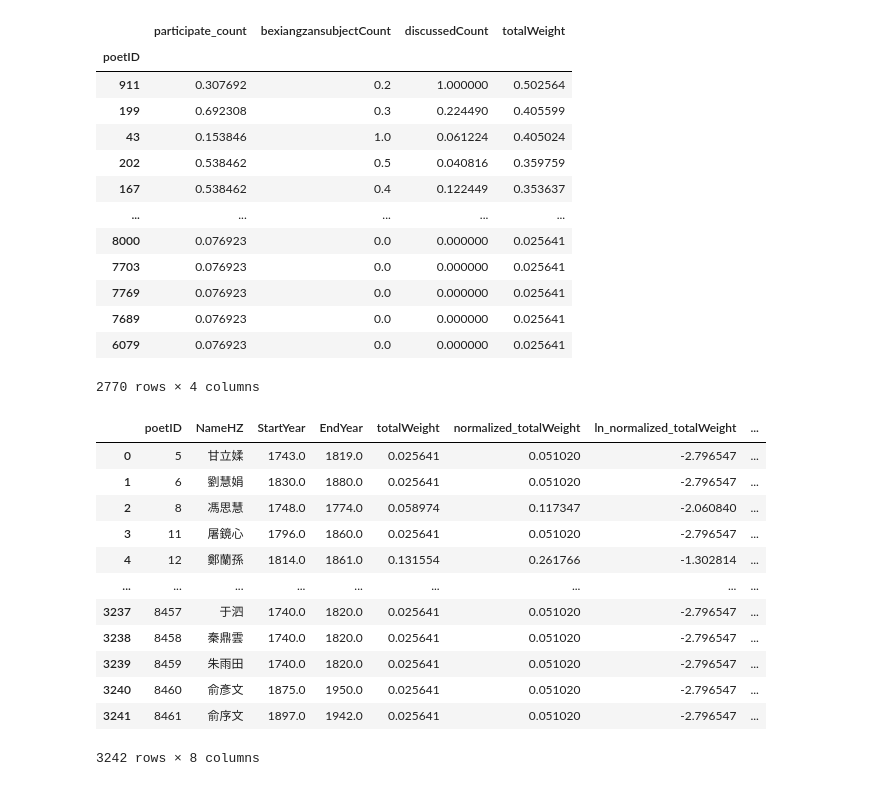
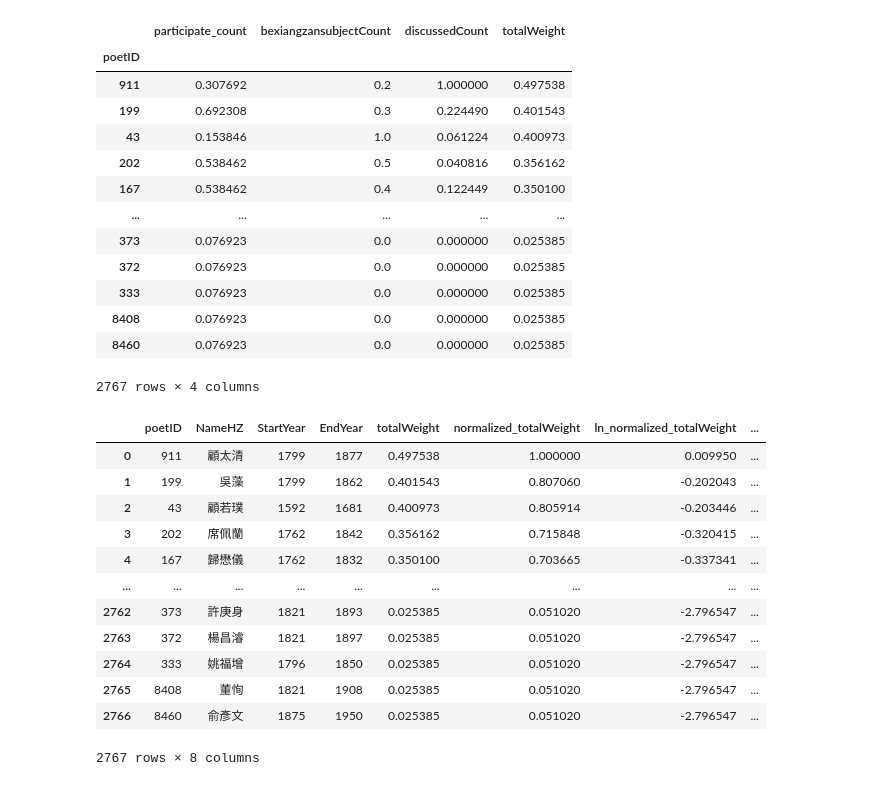
Before and after one commit to April-lemonade/LitRank, a Jupyter notebook: EDA/bieji.ipynb, the cells around one changed output. Saved outputs shown, nothing was run; the diff lists cells and outputs as text; code cells hidden in the pictures.

```diff
--- a/EDA/bieji.ipynb
+++ b/EDA/bieji.ipynb
@@ -1459,16 +804,11 @@ bexiangzan = duckdb.query(
     '''SELECT p.poetassubjectID AS poetID, COUNT(DISTINCT p.poemID) AS bexiangzansubjectCount
         FROM poem p
         WHERE p.GenreHZ IN ('文﹕年譜', '文﹕略傳', '文﹕傳') AND p.poetassubjectID != 0
-            AND p.poetassubjectID IN (
-                SELECT DISTINCT poetID
-                FROM workpoetlinks
-            )
         GROUP BY p.poetassubjectID;''').df()
 
 discussed = duckdb.query(
     '''SELECT p.poetassubjectID AS poetID, COUNT(DISTINCT p.poemID) AS discussedCount
         FROM poem p
-        INNER JOIN workpoetlinks w ON p.poetassubjectID = w.poetID
         WHERE p.GenreHZ IN ('文﹕詩話', '文﹕詞話', '文﹕案語') AND p.poetassubjectID != 0
         GROUP BY p.poetassubjectID;''').df()
 
@@ -1484,14 +824,17 @@ changheshi.set_index('poetID', inplace=True)
 
 # 合并数据
 poetRawData = pd.concat([PoetParticipateWork, bexiangzan, discussed], axis=1).fillna(0)
+poetRawData = poetRawData[poetRawData['participate_count'] > 0]
+poetRawData = poetRawData.loc[
+    (poetRawData.index != 6461) & (poetRawData.index != 6467) & (poetRawData.index != 6468)]
 # 归一化
 for column in poetRawData.columns:
     poetRawData[column] = min_max_normalize(poetRawData[column])
 
-participateWeight = 1 / 3
+participateWeight = 0.33
 writeXZWeight = 0
-inXZWeight = 1 / 3
-bediscussedWeight = 1 / 3
+inXZWeight = 0.33
+bediscussedWeight = 0.33
 changheWeight = 0
 poet_min_max = poetRawData.copy()
 poet_min_max['participateCalc'] = participateWeight * poet_min_max['participate_count']
@@ -1510,15 +853,15 @@ poet_min_max_sorted[['participate_count', 'bexiangzansubjectCount', 'discussedCo
 # %% [output]
 |  | participate_count | bexiangzansubjectCount | discussedCount | totalWeight |
 | poetID |  |  |  |  |
-| 911 | 0.307692 | 0.2 | 1.000000 | 0.502564 |
-| 199 | 0.692308 | 0.3 | 0.224490 | 0.405599 |
-| 43 | 0.153846 | 1.0 | 0.061224 | 0.405024 |
-| 202 | 0.538462 | 0.5 | 0.040816 | 0.359759 |
-| 167 | 0.538462 | 0.4 | 0.122449 | 0.353637 |
+| 911 | 0.307692 | 0.2 | 1.000000 | 0.497538 |
+| 199 | 0.692308 | 0.3 | 0.224490 | 0.401543 |
+| 43 | 0.153846 | 1.0 | 0.061224 | 0.400973 |
+| 202 | 0.538462 | 0.5 | 0.040816 | 0.356162 |
+| 167 | 0.538462 | 0.4 | 0.122449 | 0.350100 |
 | ... | ... | ... | ... | ... |
-| 8000 | 0.076923 | 0.0 | 0.000000 | 0.025641 |
-| 7703 | 0.076923 | 0.0 | 0.000000 | 0.025641 |
-| 7769 | 0.076923 | 0.0 | 0.000000 | 0.025641 |
-| 7689 | 0.076923 | 0.0 | 0.000000 | 0.025641 |
-| 6079 | 0.076923 | 0.0 | 0.000000 | 0.025641 |
+| 373 | 0.076923 | 0.0 | 0.000000 | 0.025385 |
+| 372 | 0.076923 | 0.0 | 0.000000 | 0.025385 |
+| 333 | 0.076923 | 0.0 | 0.000000 | 0.025385 |
+| 8408 | 0.076923 | 0.0 | 0.000000 | 0.025385 |
+| 8460 | 0.076923 | 0.0 | 0.000000 | 0.025385 |
-2770 rows × 4 columns
+2767 rows × 4 columns
@@ -1527,27 +868,27 @@ poet_min_max_sorted[['participate_count', 'bexiangzansubjectCount', 'discussedCo
 # %%
 poet_min_max_sorted.reset_index()
 max_importance = poet_min_max_sorted['totalWeight'].max()
 poet_min_max_sorted['normalized_totalWeight'] = poet_min_max_sorted['totalWeight'] / max_importance
 poet_min_max_sorted['ln_normalized_totalWeight'] = np.log(poet_min_max_sorted['normalized_totalWeight'] + 0.01)
 columns_to_exclude = ['HuWenKai', 'xuZuoZhe', 'baZuoZhe']
 poet['MissingFields'] = poet.drop(columns=columns_to_exclude).isnull().sum(axis=1)
 
-poet_min_max_sorted = poet_min_max_sorted.merge(poet, on='poetID', how="outer")[
+poet_min_max_sorted = poet_min_max_sorted.merge(poet, on='poetID', how="inner")[
     ['poetID', 'NameHZ', 'StartYear', 'EndYear', 'totalWeight', 'normalized_totalWeight', 'ln_normalized_totalWeight',
      'MissingFields']]
 # poet_min_max_sorted[['poetID','NameHZ','participate_count','bexiangzansubjectCount','discussedCount']]
 poet_min_max_sorted
 # %% [output]
 |  | poetID | NameHZ | StartYear | EndYear | totalWeight | normalized_totalWeight | ln_normalized_totalWeight | ... |
-| 0 | 5 | 甘立媃 | 1743.0 | 1819.0 | 0.025641 | 0.051020 | -2.796547 | ... |
-| 1 | 6 | 劉慧娟 | 1830.0 | 1880.0 | 0.025641 | 0.051020 | -2.796547 | ... |
-| 2 | 8 | 馮思慧 | 1748.0 | 1774.0 | 0.058974 | 0.117347 | -2.060840 | ... |
-| 3 | 11 | 屠鏡心 | 1796.0 | 1860.0 | 0.025641 | 0.051020 | -2.796547 | ... |
-| 4 | 12 | 鄭蘭孫 | 1814.0 | 1861.0 | 0.131554 | 0.261766 | -1.302814 | ... |
+| 0 | 911 | 顧太清 | 1799 | 1877 | 0.497538 | 1.000000 | 0.009950 | ... |
+| 1 | 199 | 吳藻 | 1799 | 1862 | 0.401543 | 0.807060 | -0.202043 | ... |
+| 2 | 43 | 顧若璞 | 1592 | 1681 | 0.400973 | 0.805914 | -0.203446 | ... |
+| 3 | 202 | 席佩蘭 | 1762 | 1842 | 0.356162 | 0.715848 | -0.320415 | ... |
+| 4 | 167 | 歸懋儀 | 1762 | 1832 | 0.350100 | 0.703665 | -0.337341 | ... |
 | ... | ... | ... | ... | ... | ... | ... | ... | ... |
-| 3237 | 8457 | 于泗 | 1740.0 | 1820.0 | 0.025641 | 0.051020 | -2.796547 | ... |
-| 3238 | 8458 | 秦鼎雲 | 1740.0 | 1820.0 | 0.025641 | 0.051020 | -2.796547 | ... |
-| 3239 | 8459 | 朱雨田 | 1740.0 | 1820.0 | 0.025641 | 0.051020 | -2.796547 | ... |
-| 3240 | 8460 | 俞彥文 | 1875.0 | 1950.0 | 0.025641 | 0.051020 | -2.796547 | ... |
-| 3241 | 8461 | 俞序文 | 1897.0 | 1942.0 | 0.025641 | 0.051020 | -2.796547 | ... |
+| 2762 | 373 | 許庚身 | 1821 | 1893 | 0.025385 | 0.051020 | -2.796547 | ... |
+| 2763 | 372 | 楊昌濬 | 1821 | 1897 | 0.025385 | 0.051020 | -2.796547 | ... |
+| 2764 | 333 | 姚福增 | 1796 | 1850 | 0.025385 | 0.051020 | -2.796547 | ... |
+| 2765 | 8408 | 董恂 | 1821 | 1908 | 0.025385 | 0.051020 | -2.796547 | ... |
+| 2766 | 8460 | 俞彥文 | 1875 | 1950 | 0.025385 | 0.051020 | -2.796547 | ... |
-3242 rows × 8 columns
+2767 rows × 8 columns
```
Also changed, not shown: parts of 79 cells of this notebook, 5 other files.
